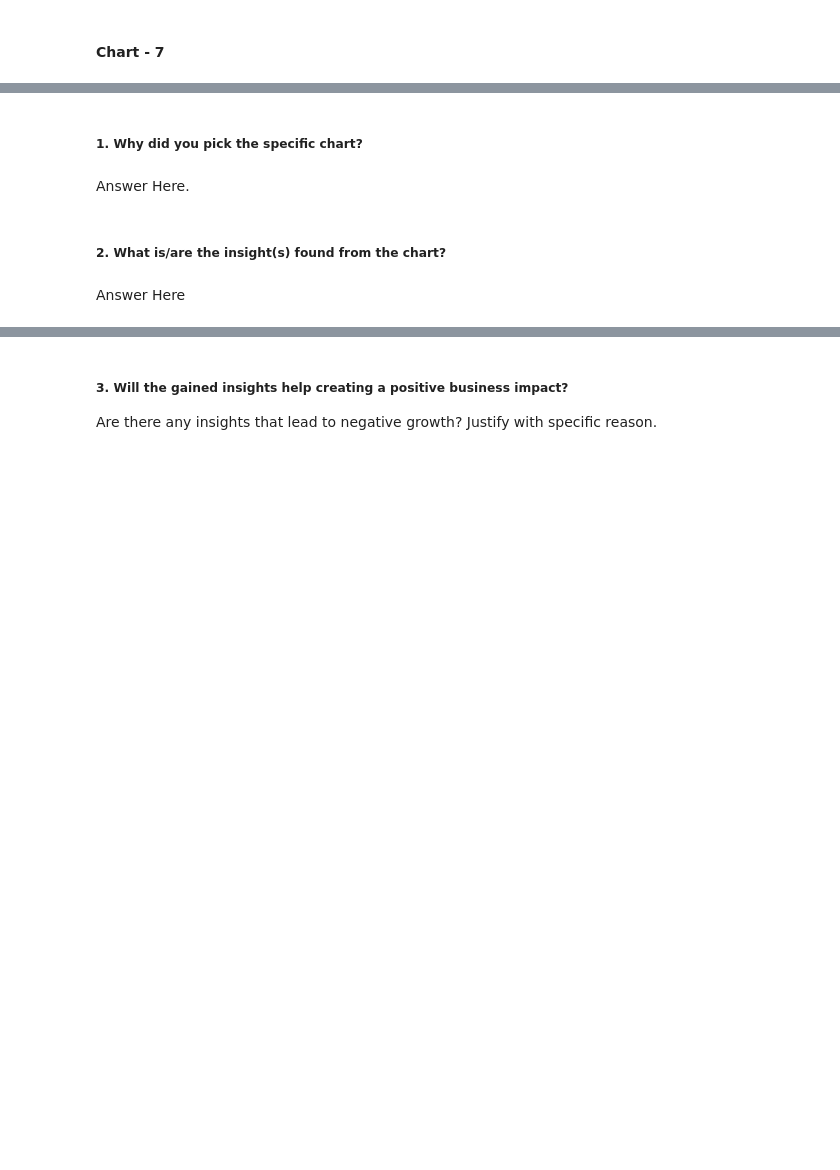
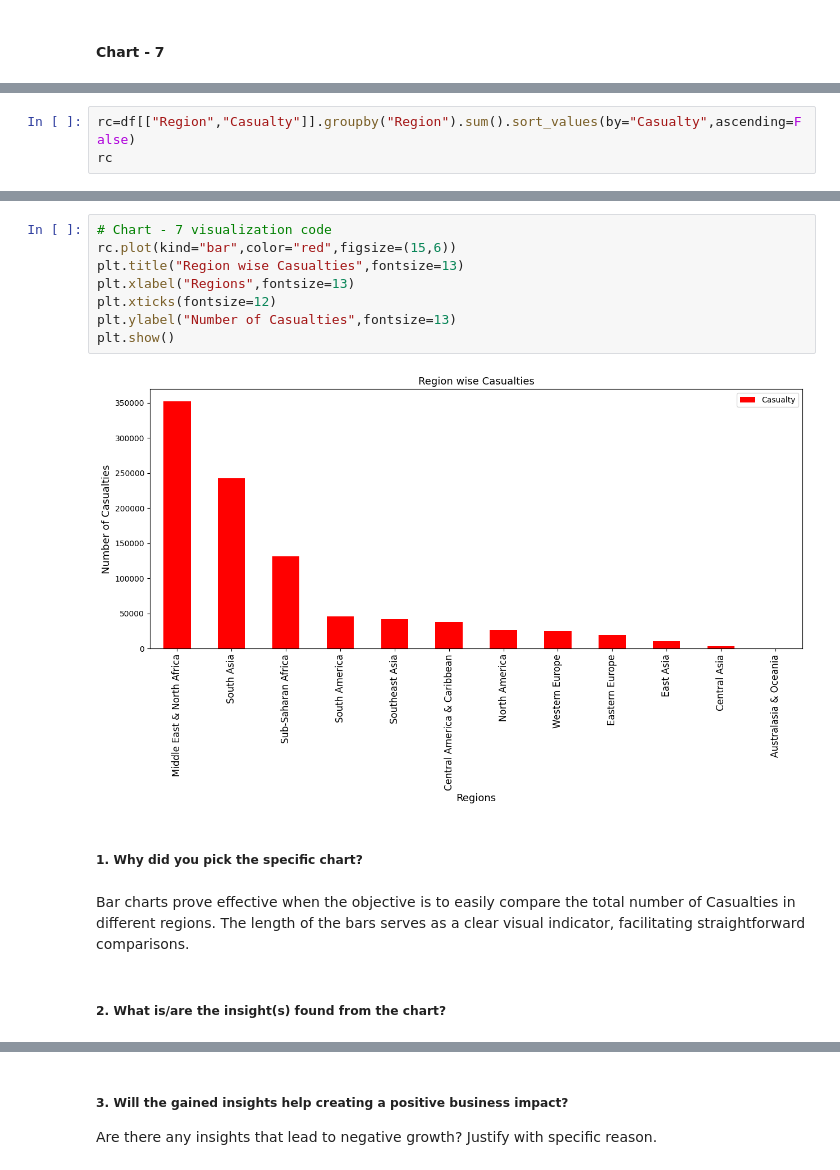
Before and after one commit to Amrit007-droid/Global-Terrorism-Dataset-EDA-, a Jupyter notebook: Global_Terrorism_Dataset_EDA_submission_.ipynb, the cells around one changed output, grey strips where cells are left out. Cells and saved outputs as stored; diff of their text form; blank space fills up the shorter version.

```diff
--- a/Global_Terrorism_Dataset_EDA_submission_.ipynb
+++ b/Global_Terrorism_Dataset_EDA_submission_.ipynb
@@ -703,0 +743,3 @@ Answer Here
+# %%
+rc=df[["Region","Casualty"]].groupby("Region").sum().sort_values(by="Casualty",ascending=False)
+rc
@@ -704,8 +761,16 @@ Answer Here
+# %%
+# Chart - 7 visualization code
+rc.plot(kind="bar",color="red",figsize=(15,6))
+plt.title("Region wise Casualties",fontsize=13)
+plt.xlabel("Regions",fontsize=13)
+plt.xticks(fontsize=12)
+plt.ylabel("Number of Casualties",fontsize=13)
+plt.show()
+# %% [output]
+[figure, added]
 # %% [markdown]
 ##### 1. Why did you pick the specific chart?
-# %% [markdown]
-Answer Here.
+# %% [markdown]
+Bar charts prove effective when the objective is to easily compare the total number of Casualties in different regions. The length of the bars serves as a clear visual indicator, facilitating straightforward comparisons.
 # %% [markdown]
 ##### 2. What is/are the insight(s) found from the chart?
-# %% [markdown]
-Answer Here
```
Also changed, not shown: parts of 18 cells of this notebook.
